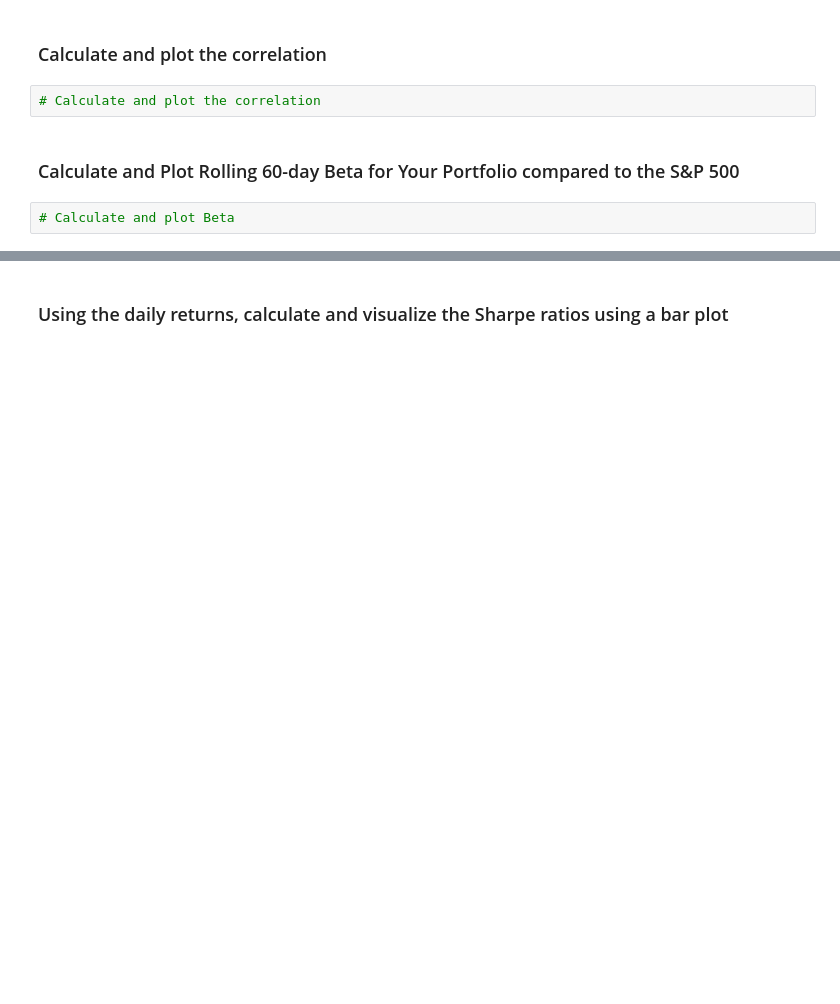
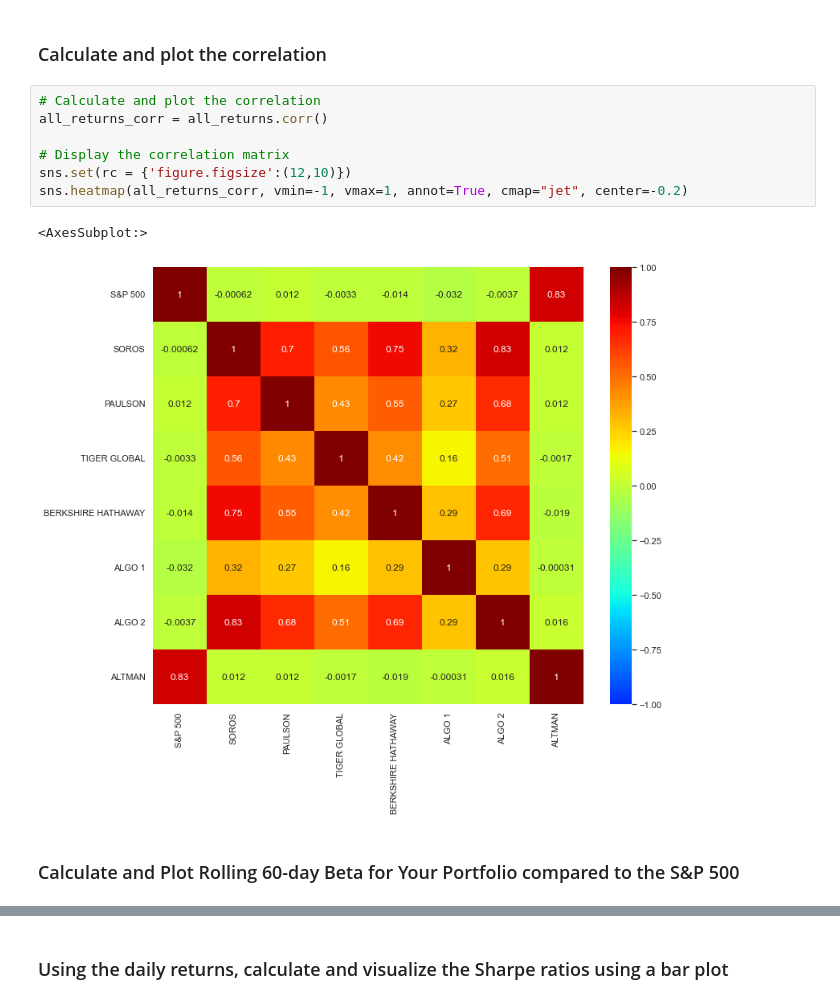
Before and after one commit to a-altman/Whale-Portfolio-Analysis, a Jupyter notebook: whale_analysis.ipynb, the cells around one changed output, grey strips where cells are left out. Cells and saved outputs as stored; diff of their text form; blank space fills up the shorter version.

```diff
--- a/whale_analysis.ipynb
+++ b/whale_analysis.ipynb
@@ -438,8 +577,14 @@ weights = [1/3, 1/3, 1/3]
 # %% [markdown]
 ### Calculate and plot the correlation
-# %%
-# Calculate and plot the correlation
+# %%
+# Calculate and plot the correlation
+all_returns_corr = all_returns.corr()
+
+# Display the correlation matrix
+sns.set(rc = {'figure.figsize':(12,10)})
+sns.heatmap(all_returns_corr, vmin=-1, vmax=1, annot=True, cmap="jet", center=-0.2)
+# %% [output]
+<AxesSubplot:>
+[figure, added]
 # %% [markdown]
 ### Calculate and Plot Rolling 60-day Beta for Your Portfolio compared to the S&P 500
-# %%
-# Calculate and plot Beta
```
Also changed, not shown: parts of 26 cells of this notebook, 3 other files.
